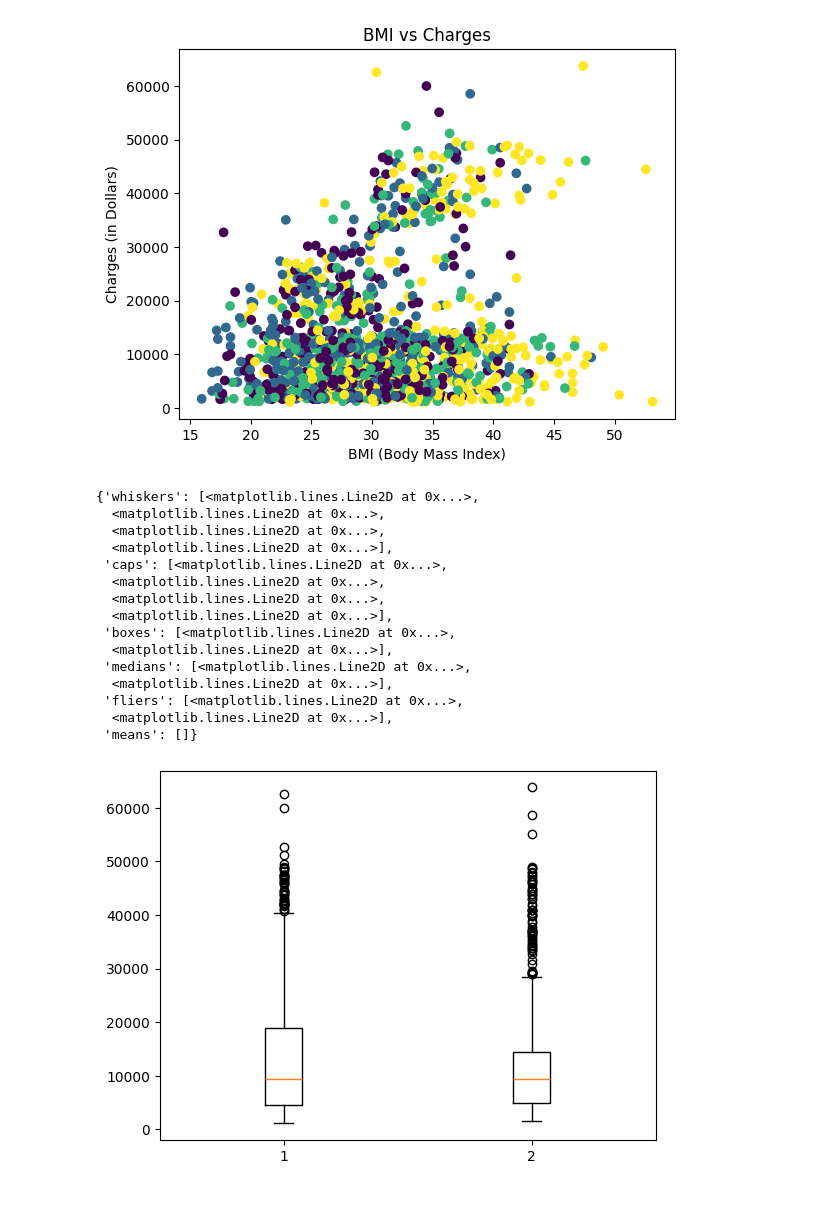
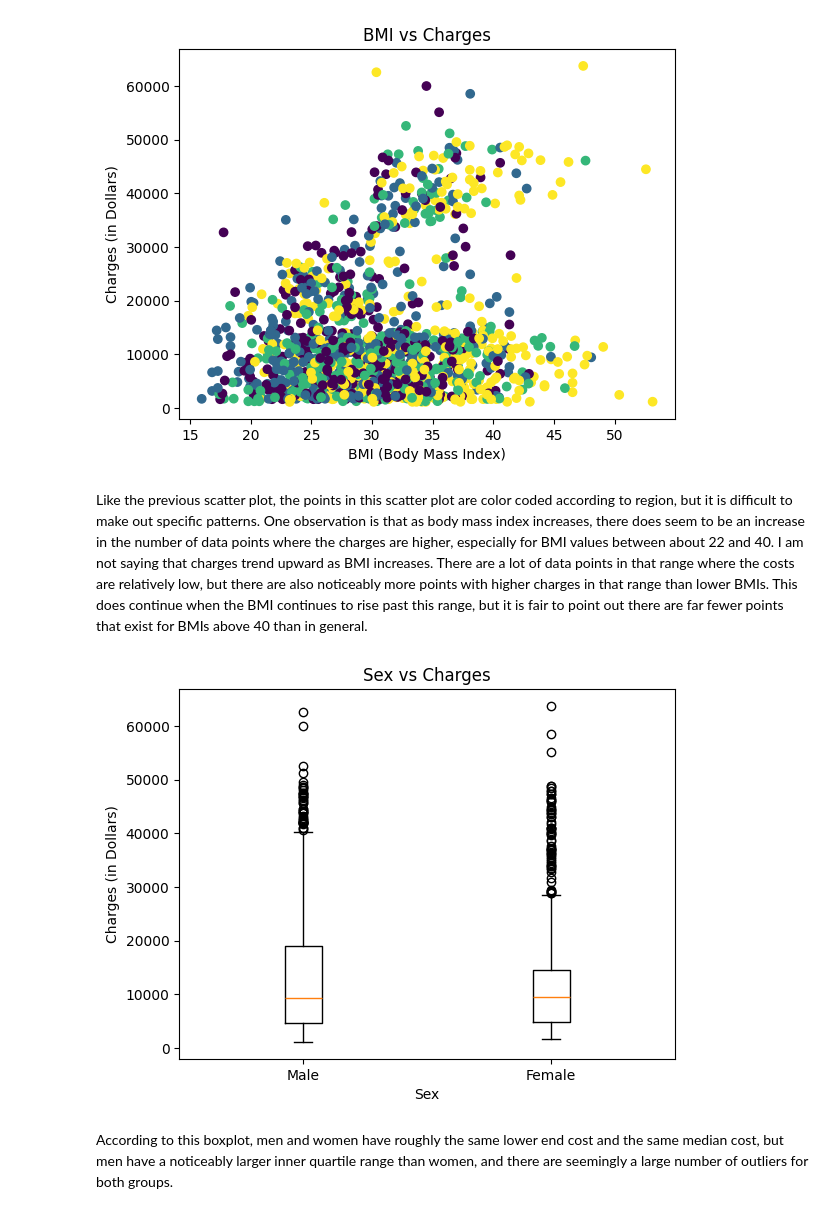
Before and after one commit to b-clang/U.S.-Medical-Insurance-Project, a Jupyter notebook: python-portfolio-project-starter-files/us-medical-insurance-costs.ipynb, the cells around one changed output. Cells and saved outputs as stored; diff of their text form; code cells hidden in the pictures.

Commit message:
Completed boxplots and made decision on where to take the project

```diff
--- a/python-portfolio-project-starter-files/us-medical-insurance-costs.ipynb
+++ b/python-portfolio-project-starter-files/us-medical-insurance-costs.ipynb
@@ -151,38 +156,37 @@ plt.ylabel("Charges (in Dollars)")
 plt.show()
 # %% [output]
 [figure]
+# %% [markdown]
+Like the previous scatter plot, the points in this scatter plot are color coded according to region, but it is difficult to make out specific patterns. One observation is that as body mass index increases, there does seem to be an increase in the number of data points where the charges are higher, especially for BMI values between about 22 and 40. I am not saying that charges trend upward as BMI increases. There are a lot of data points in that range where the costs are relatively low, but there are also noticeably more points with higher charges in that range than lower BMIs. This does continue when the BMI continues to rise past this range, but it is fair to point out there are far fewer points that exist for BMIs above 40 than in general.
 # %%
 # Sex against charges
 male_patients = []
 female_patients = []
+
+# Data entries are split between male and female
 for entry in insurance_data:
     if entry['sex'] == 'male':
         male_patients.append(entry)
     else:
         female_patients.append(entry)
+
+# List comprehensions of charges for male and female patients
 male_charges = [round(float(entry['charges']),2) for entry in male_patients]
 female_charges = [round(float(entry['charges']),2) for entry in female_patients]
 
 
 
+# Because sex is categorical, box plot is a better choice than scatter plot
 plt.boxplot([male_charges, female_charges])
+plt.title("Sex vs Charges")
+plt.xlabel("Sex")
+plt.ylabel("Charges (in Dollars)")
+plt.xticks([1,2], ["Male", "Female"])
+plt.show()
 # %% [output]
-{'whiskers': [<matplotlib.lines.Line2D at 0x...>,
-  <matplotlib.lines.Line2D at 0x...>,
-  <matplotlib.lines.Line2D at 0x...>,
-  <matplotlib.lines.Line2D at 0x...>],
- 'caps': [<matplotlib.lines.Line2D at 0x...>,
-  <matplotlib.lines.Line2D at 0x...>,
-  <matplotlib.lines.Line2D at 0x...>,
-  <matplotlib.lines.Line2D at 0x...>],
- 'boxes': [<matplotlib.lines.Line2D at 0x...>,
-  <matplotlib.lines.Line2D at 0x...>],
- 'medians': [<matplotlib.lines.Line2D at 0x...>,
-  <matplotlib.lines.Line2D at 0x...>],
- 'fliers': [<matplotlib.lines.Line2D at 0x...>,
-  <matplotlib.lines.Line2D at 0x...>],
- 'means': []}
-[figure, old version]
+[figure, new version]
+# %% [markdown]
+According to this boxplot, men and women have roughly the same lower end cost and the same median cost, but men have a noticeably larger inner quartile range than women, and there are seemingly a large number of outliers for both groups.
 # %%
 # Smoker against charges
 non_smoker_patients = []
```
Also changed, not shown: parts of 12 cells of this notebook.
